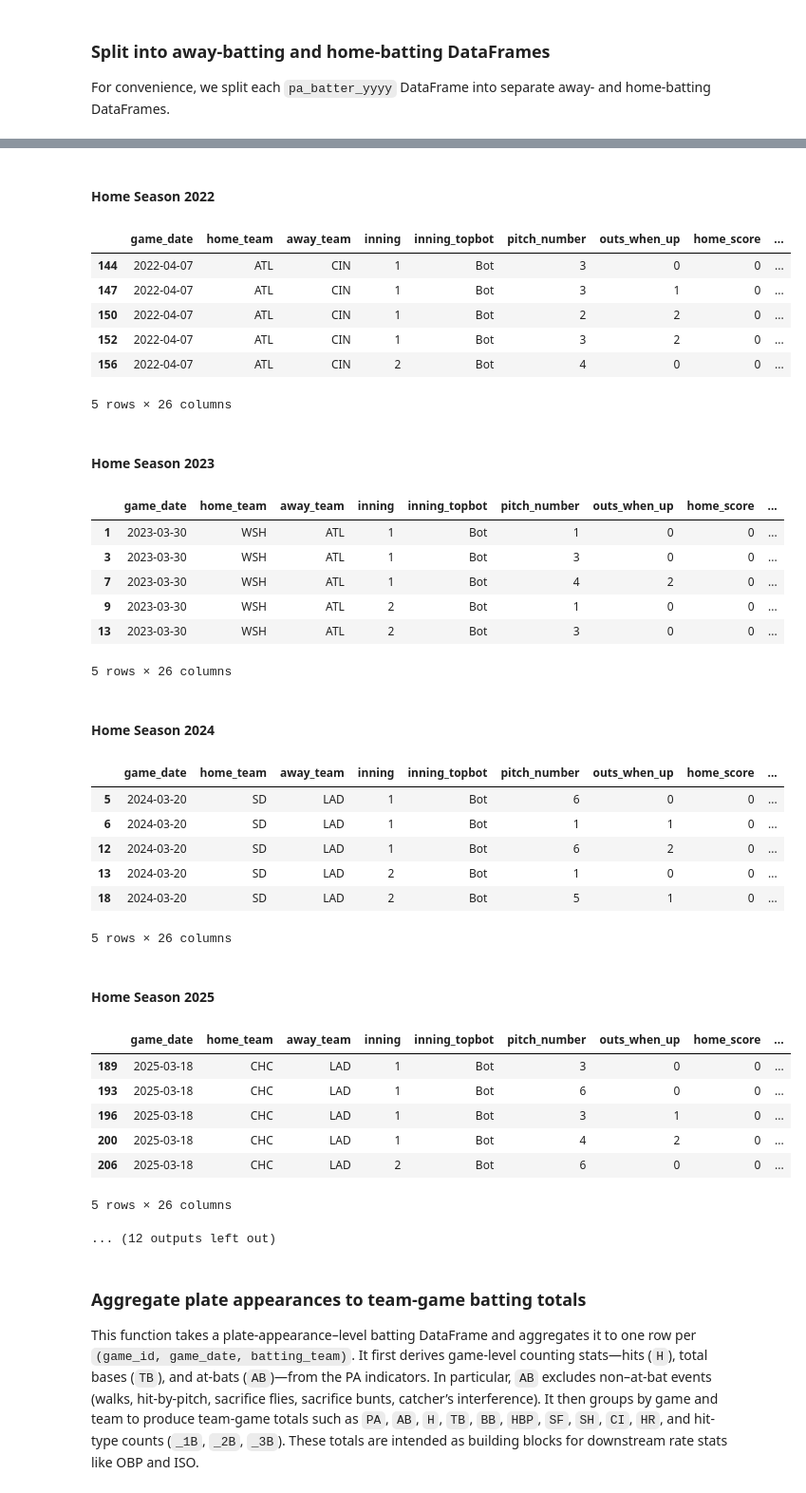
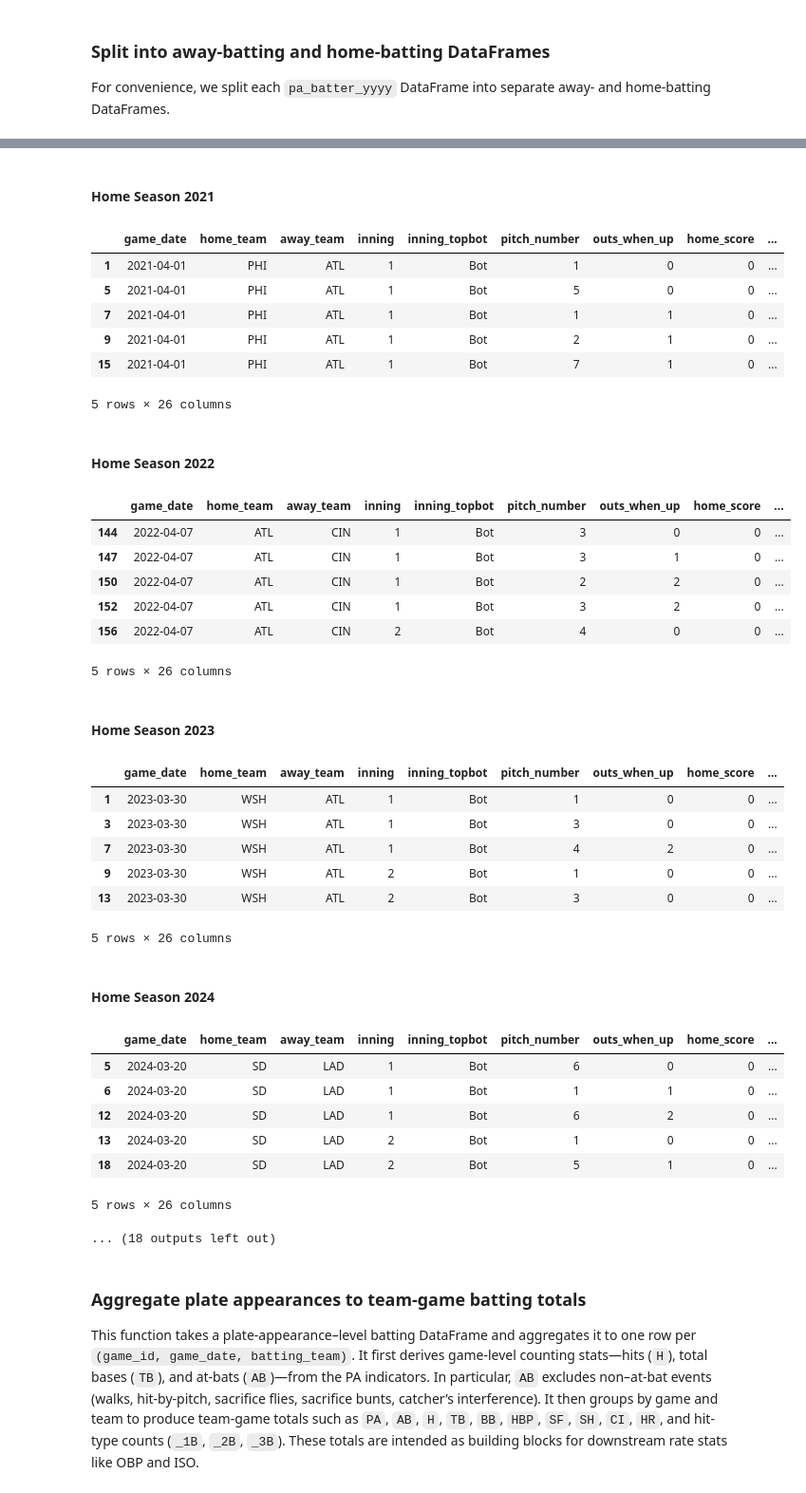
Before and after one commit to Sam-Gartenstein/mlb-win-prediction, a Jupyter notebook: Game Preprocessing.ipynb, the cells around one changed output, grey strips where cells are left out. Shown at 95% size. Drawn from its saved outputs; the diff is of its cells as text; code cells hidden in the pictures.

```diff
--- a/Game Preprocessing.ipynb
+++ b/Game Preprocessing.ipynb
@@ -1642,49 +1732,51 @@ away_batting_2023=94,097, home_batting_2023=90,066
 away_batting_2024=93,361, home_batting_2024=89,155
 away_batting_2025=93,467, home_batting_2025=89,482
 # %%
+display(HTML("<h4>Home Season 2021</h4>")); display(home_batting_2021.head(5))
 display(HTML("<h4>Home Season 2022</h4>")); display(home_batting_2022.head(5))
 display(HTML("<h4>Home Season 2023</h4>")); display(home_batting_2023.head(5))
 display(HTML("<h4>Home Season 2024</h4>")); display(home_batting_2024.head(5))
 display(HTML("<h4>Home Season 2025</h4>")); display(home_batting_2025.head(5))
 print(" ")
+display(HTML("<h4>Away Season 2021</h4>")); display(away_batting_2021.head(5))
 display(HTML("<h4>Away Season 2022</h4>")); display(away_batting_2022.head(5))
 display(HTML("<h4>Away Season 2023</h4>")); display(away_batting_2023.head(5))
 display(HTML("<h4>Away Season 2024</h4>")); display(away_batting_2024.head(5))
 display(HTML("<h4>Away Season 2025</h4>")); display(away_batting_2025.head(5))
 # %% [output]
-Home Season 2022
+Home Season 2021
 |  | game_date | home_team | away_team | inning | inning_topbot | pitch_number | outs_when_up | home_score | ... |
-| 144 | 2022-04-07 | ATL | CIN | 1 | Bot | 3 | 0 | 0 | ... |
-| 147 | 2022-04-07 | ATL | CIN | 1 | Bot | 3 | 1 | 0 | ... |
-| 150 | 2022-04-07 | ATL | CIN | 1 | Bot | 2 | 2 | 0 | ... |
-| 152 | 2022-04-07 | ATL | CIN | 1 | Bot | 3 | 2 | 0 | ... |
-| 156 | 2022-04-07 | ATL | CIN | 2 | Bot | 4 | 0 | 0 | ... |
+| 1 | 2021-04-01 | PHI | ATL | 1 | Bot | 1 | 0 | 0 | ... |
+| 5 | 2021-04-01 | PHI | ATL | 1 | Bot | 5 | 0 | 0 | ... |
+| 7 | 2021-04-01 | PHI | ATL | 1 | Bot | 1 | 1 | 0 | ... |
+| 9 | 2021-04-01 | PHI | ATL | 1 | Bot | 2 | 1 | 0 | ... |
+| 15 | 2021-04-01 | PHI | ATL | 1 | Bot | 7 | 1 | 0 | ... |
 5 rows × 26 columns
-Home Season 2023
+Home Season 2022
 |  | game_date | home_team | away_team | inning | inning_topbot | pitch_number | outs_when_up | home_score | ... |
-| 1 | 2023-03-30 | WSH | ATL | 1 | Bot | 1 | 0 | 0 | ... |
-| 3 | 2023-03-30 | WSH | ATL | 1 | Bot | 3 | 0 | 0 | ... |
-| 7 | 2023-03-30 | WSH | ATL | 1 | Bot | 4 | 2 | 0 | ... |
-| 9 | 2023-03-30 | WSH | ATL | 2 | Bot | 1 | 0 | 0 | ... |
-| 13 | 2023-03-30 | WSH | ATL | 2 | Bot | 3 | 0 | 0 | ... |
+| 144 | 2022-04-07 | ATL | CIN | 1 | Bot | 3 | 0 | 0 | ... |
+| 147 | 2022-04-07 | ATL | CIN | 1 | Bot | 3 | 1 | 0 | ... |
+| 150 | 2022-04-07 | ATL | CIN | 1 | Bot | 2 | 2 | 0 | ... |
+| 152 | 2022-04-07 | ATL | CIN | 1 | Bot | 3 | 2 | 0 | ... |
+| 156 | 2022-04-07 | ATL | CIN | 2 | Bot | 4 | 0 | 0 | ... |
 5 rows × 26 columns
-Home Season 2024
+Home Season 2023
 |  | game_date | home_team | away_team | inning | inning_topbot | pitch_number | outs_when_up | home_score | ... |
-| 5 | 2024-03-20 | SD | LAD | 1 | Bot | 6 | 0 | 0 | ... |
-| 6 | 2024-03-20 | SD | LAD | 1 | Bot | 1 | 1 | 0 | ... |
-| 12 | 2024-03-20 | SD | LAD | 1 | Bot | 6 | 2 | 0 | ... |
-| 13 | 2024-03-20 | SD | LAD | 2 | Bot | 1 | 0 | 0 | ... |
-| 18 | 2024-03-20 | SD | LAD | 2 | Bot | 5 | 1 | 0 | ... |
+| 1 | 2023-03-30 | WSH | ATL | 1 | Bot | 1 | 0 | 0 | ... |
+| 3 | 2023-03-30 | WSH | ATL | 1 | Bot | 3 | 0 | 0 | ... |
+| 7 | 2023-03-30 | WSH | ATL | 1 | Bot | 4 | 2 | 0 | ... |
+| 9 | 2023-03-30 | WSH | ATL | 2 | Bot | 1 | 0 | 0 | ... |
+| 13 | 2023-03-30 | WSH | ATL | 2 | Bot | 3 | 0 | 0 | ... |
 5 rows × 26 columns
-Home Season 2025
+Home Season 2024
 |  | game_date | home_team | away_team | inning | inning_topbot | pitch_number | outs_when_up | home_score | ... |
-| 189 | 2025-03-18 | CHC | LAD | 1 | Bot | 3 | 0 | 0 | ... |
-| 193 | 2025-03-18 | CHC | LAD | 1 | Bot | 6 | 0 | 0 | ... |
-| 196 | 2025-03-18 | CHC | LAD | 1 | Bot | 3 | 1 | 0 | ... |
-| 200 | 2025-03-18 | CHC | LAD | 1 | Bot | 4 | 2 | 0 | ... |
-| 206 | 2025-03-18 | CHC | LAD | 2 | Bot | 6 | 0 | 0 | ... |
+| 5 | 2024-03-20 | SD | LAD | 1 | Bot | 6 | 0 | 0 | ... |
+| 6 | 2024-03-20 | SD | LAD | 1 | Bot | 1 | 1 | 0 | ... |
+| 12 | 2024-03-20 | SD | LAD | 1 | Bot | 6 | 2 | 0 | ... |
+| 13 | 2024-03-20 | SD | LAD | 2 | Bot | 1 | 0 | 0 | ... |
+| 18 | 2024-03-20 | SD | LAD | 2 | Bot | 5 | 1 | 0 | ... |
 5 rows × 26 columns
-... (12 outputs left out)
+... (18 outputs left out)
 # %% [markdown]
 ### Aggregate plate appearances to team-game batting totals
 
```
Also changed, not shown: parts of 40 cells of this notebook.
